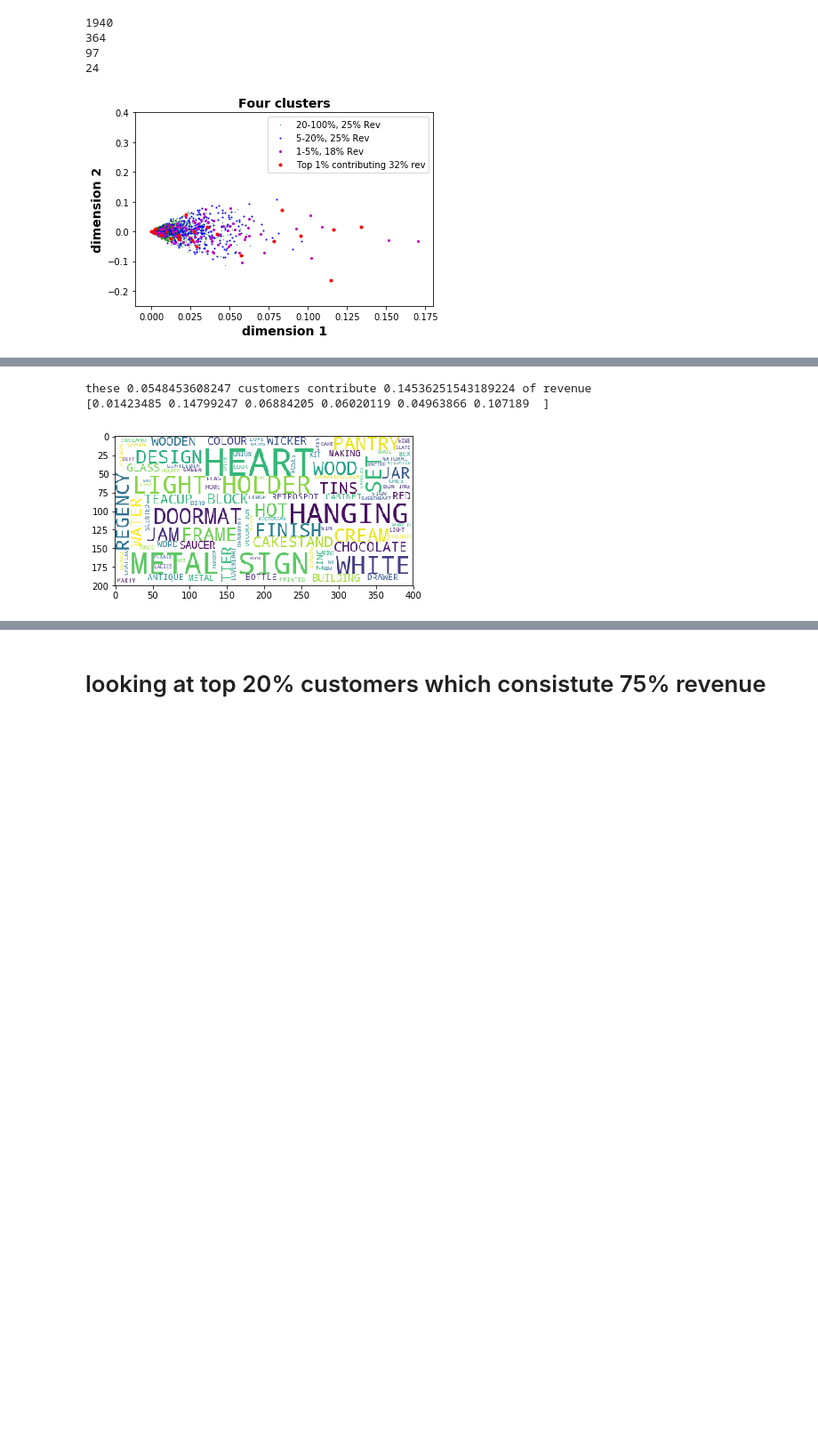
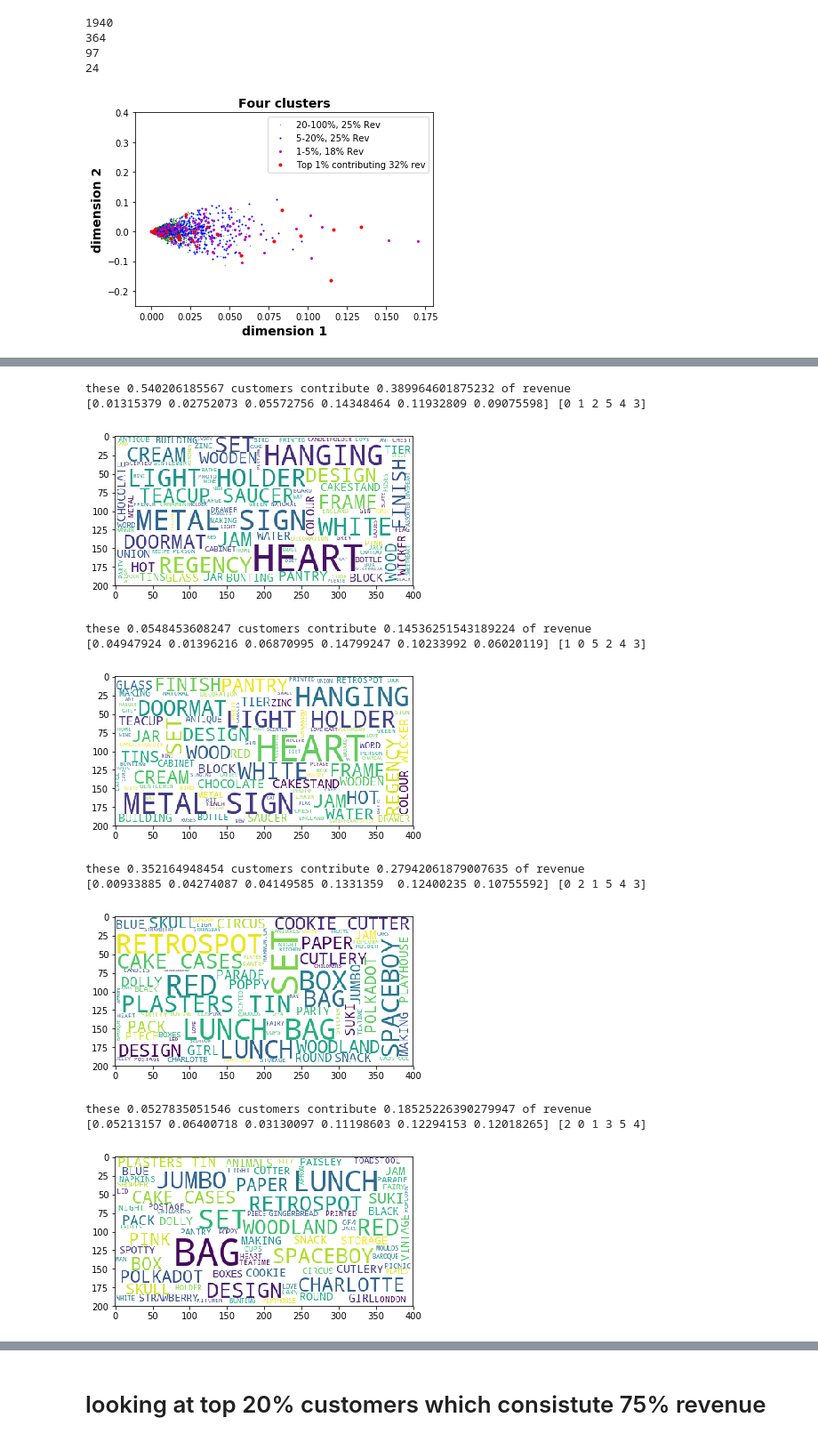
Before and after one commit to leexa90/E-commece-Data-Science, a Jupyter notebook: Untitled_cluster.ipynb, the cells around one changed output, grey strips where cells are left out. Shown at 89% size. Saved outputs shown, nothing was run; the diff lists cells and outputs as text; code cells hidden in the pictures; blank space fills up the shorter version.

```diff
--- a/Untitled_cluster.ipynb
+++ b/Untitled_cluster.ipynb
@@ -495,8 +502,8 @@ len(train),len(test),len(test2),len(test3),len(test4),len(test5)
 '''
 customer_info_orders.columns = [regex.sub("_", col) if any(x in str(col) for x in set(('[', ']', '<'))) else col for col in customer_info_orders.columns.values]
 
-predictors = list(customer_info_orders.keys()[3:8])+['mean_log_rev_train','Discount_given','Country']+\
-                     list([x for x in customer_info_orders.keys() if 'svd' in str(x)]) [:3]
+predictors = list(customer_info_orders.keys()[3:8])+['Num_invoices_during_train','mean_log_rev_train','Discount_given','Country']+\
+                     list([x for x in customer_info_orders.keys() if 'svd' in str(x)]) [:5]
 colsA =  ['Revenue_2011_' + str(x) for x in [1,2,3,4]]+['Revenue_2010_12']
 customer_info_orders['mean_log_rev_train']= np.log10(1+np.mean(customer_info_orders[colsA].values,1))
 z = customer_info_orders[['pdt_'+str(x) for x in range(100)]].describe().loc['mean']
@@ -507,7 +514,6 @@ for i in range(2,6):
     cols = [[0,],[0,],[6,],[7,],[8,],[6,7,8]][i]
     cols = ['Revenue_2011_'+str(x) for x in cols]
     customer_info_orders[target+str(i)]= np.log10(1+np.mean(customer_info_orders[cols].values,1))
-
 
 if True:
     customer_info_orders2 = customer_info_orders.copy()
@@ -701,7 +726,7 @@ plt.show()
 24
 [figure]
 # %%
-num = np.array([0,1,2])
+num = np.array(range(3))
 U2=U[:,num]
 D2=D[num]
 V2=V[num]
@@ -714,7 +739,7 @@ from sklearn.cluster import KMeans
 
 n=6
 V2 = V2[:,:600]
-kmeans = KMeans(n_clusters=n).fit(V2.T)
+kmeans = KMeans(n_clusters=n,random_state=123).fit(V2.T)
 for i in range(n):
     plt.plot(V2[1,:][kmeans.labels_==i],V2[2,:][kmeans.labels_==i],'o',markersize=2.5,label='cluster'+str(i));
 plt.xlabel('dimension 2',fontweight='bold',fontsize=14)
@@ -739,14 +764,20 @@ plt.show()
 stock_code_decribe = data2.groupby('StockCode_NR_int')['Description'].apply(np.unique).reset_index(drop=False)
 stock_code_decribe_top600 = stock_code_decribe.iloc[:600]
 stock_code_decribe_top600['labels']= kmeans.labels_
+fig,ax = plt.subplots(3,2,figsize=(10,8))
+
 for j in range(n):
+    print 'cluster',j
     text = ''
     pdt_cluster_n = stock_code_decribe_top600[stock_code_decribe_top600['labels']==j]
     for i in pdt_cluster_n['Description'].apply(np.unique).values:
             text = text+' ' + i[0]
     wordcloud = WordCloud().generate(text)
+    print np.mean(pdt_cluster_n.index[:40])
     wordcloud = WordCloud(max_font_size=50, max_words=100, background_color="white").generate(text)
     print map(lambda x : str(x[0]),pdt_cluster_n['Description'].apply(np.unique).values[:20])
-    plt.imshow(wordcloud)
-    plt.show()
+    ax[j//2,j%2].imshow(wordcloud)
+    ax[j//2,j%2].set_title('cluster_%s'%j)
+    ax[j//2,j%2].axis('off')
+plt.show()
 # %% [output]
@@ -769,19 +810,43 @@ See the caveats in the documentation: http://pandas.pydata.org/pandas-docs/stabl
 # %%
 #looking at custer2
-cluster2 = customer_info_orders[(customer_info_orders['mean_log_rev_train']>0.0)&(customer_info_orders['svd_0']>0.030)&(customer_info_orders['svd_1']>0.00)]
-print 'these %s customers contribute %s of revenue ' %(1.*len(cluster2)/len(temp),np.sum(10**cluster2['mean_log_rev_train'])/np.sum(10**temp['mean_log_rev_train']))
-U2_cluster = U2[cluster2.index]
-cluster_affinity_product = np.matmul(U2_cluster,V2[:,:600])
-most_affinity_products = np.argsort(np.sum(cluster_affinity_product,0))[::-1]
-text = ''
-print np.sum((np.mean(U2_cluster,0)-kmeans.cluster_centers_)**2,1)**.5
+cluster1 = customer_info_orders2[(customer_info_orders2['mean_log_rev_train']>0.0)&(customer_info_orders2['svd_0']<0.030)&(customer_info_orders2['svd_1']>0.00)]
+cluster2 = customer_info_orders2[(customer_info_orders2['mean_log_rev_train']>0.0)&(customer_info_orders2['svd_0']>0.030)&(customer_info_orders2['svd_1']>0.00)]
+cluster3 = customer_info_orders2[(customer_info_orders2['mean_log_rev_train']>0.0)&(customer_info_orders2['svd_0']<0.030)&(customer_info_orders2['svd_1']<0.00)]
+cluster4 = customer_info_orders2[(customer_info_orders2['mean_log_rev_train']>0.0)&(customer_info_orders2['svd_0']>0.030)&(customer_info_orders2['svd_1']<0.00)]
+product_cluster_cols = ['pdt_cluster_'+str(x) for x in range(6)]
+df = pd.DataFrame(None,columns=product_cluster_cols)
 
-for i in stock_code_decribe[stock_code_decribe.StockCode_NR_int.isin(most_affinity_products[:50])]['Description'].apply(np.unique):
-            text = text+' ' + i[0]
-wordcloud = WordCloud().generate(text)
-wordcloud = WordCloud(max_font_size=50, max_words=100, background_color="white").generate(text)
-plt.imshow(wordcloud);plt.show()
+kmeans2 = KMeans(n_clusters=4).fit(Customer_embeddings)
+counter =0
+
+for cluster in [cluster1,cluster2,cluster3,cluster4]:
+    print 'these %s customers contribute %s of revenue ' %(1.*len(cluster)/len(temp),np.sum(10**cluster['mean_log_rev_train'])/np.sum(10**temp['mean_log_rev_train']))
+
+    U2_cluster = U2[cluster.index]
+    cluster_affinity_product = np.matmul(U2_cluster,V2[:,:600])
+    most_affinity_products = np.argsort(np.sum(cluster_affinity_product,0))[::-1]
+    text = ''
+    dist = np.sum((np.mean(U2_cluster,0)-kmeans.cluster_centers_)**2,1)**.5
+    #dist =  np.sum(((kmeans2.cluster_centers_[counter])-kmeans.cluster_centers_)**2,1)**.5 #using kmeans to cluster
+    df = df.append(pd.DataFrame([1/dist],columns=product_cluster_cols))
+    print dist,np.argsort(dist)
+
+    for i in stock_code_decribe[stock_code_decribe.StockCode_NR_int.isin(most_affinity_products[:50])]['Description'].apply(np.unique):
+                text = text+' ' + i[0]
+    wordcloud = WordCloud().generate(text)
+    wordcloud = WordCloud(max_font_size=50, max_words=100, background_color="white").generate(text)
+    plt.imshow(wordcloud);plt.show()
+    counter  += 1
 # %% [output]
-these 0.0548453608247 customers contribute 0.14536251543189224 of revenue
-[0.01423485 0.14799247 0.06884205 0.06020119 0.04963866 0.107189  ]
+these 0.540206185567 customers contribute 0.389964601875232 of revenue
+[0.01315379 0.02752073 0.05572756 0.14348464 0.11932809 0.09075598] [0 1 2 5 4 3]
-[figure, old version]
+[figure, new version]
+these 0.0548453608247 customers contribute 0.14536251543189224 of revenue
+[0.04947924 0.01396216 0.06870995 0.14799247 0.10233992 0.06020119] [1 0 5 2 4 3]
+[figure, added]
+these 0.352164948454 customers contribute 0.27942061879007635 of revenue
+[0.00933885 0.04274087 0.04149585 0.1331359  0.12400235 0.10755592] [0 2 1 5 4 3]
+[figure, added]
+these 0.0527835051546 customers contribute 0.18525226390279947 of revenue
+[0.05213157 0.06400718 0.03130097 0.11198603 0.12294153 0.12018265] [2 0 1 3 5 4]
+[figure, added]
```
Also changed, not shown: parts of 50 cells of this notebook, 4 other files.
